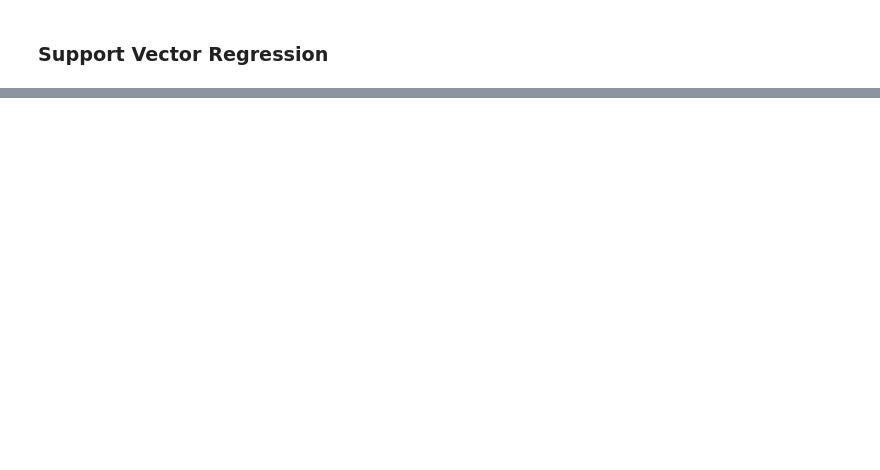
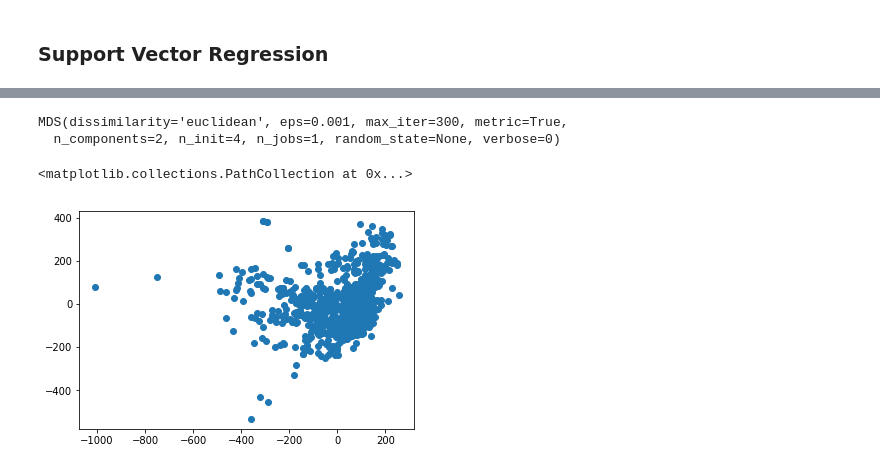
Before and after one commit to AmitD26/CSE-523-Scatterplot-Separability-Metrics, a Jupyter notebook: CSE 523 - Scatterplot separation measures.ipynb, the cells around one changed output, grey strips where cells are left out. Drawn from its saved outputs; the diff is of its cells as text; code cells hidden in the pictures; blank space fills up the shorter version.

```diff
--- a/CSE 523 - Scatterplot separation measures.ipynb
+++ b/CSE 523 - Scatterplot separation measures.ipynb
@@ -107,0 +212,12 @@ accuracy_score(svr_predictions, test_y)
+# %%
+mds = MDS()
+mds.fit(metrics_data)
+# %% [output]
+MDS(dissimilarity='euclidean', eps=0.001, max_iter=300, metric=True,
+  n_components=2, n_init=4, n_jobs=1, random_state=None, verbose=0)
+# %%
+plt.figure(figsize=())
+plt.scatter(mds.embedding_[:,0], mds.embedding_[:,1])
+# %% [output]
+<matplotlib.collections.PathCollection at 0x...>
+[figure, added]
```
Also changed, not shown: parts of 17 cells of this notebook.
